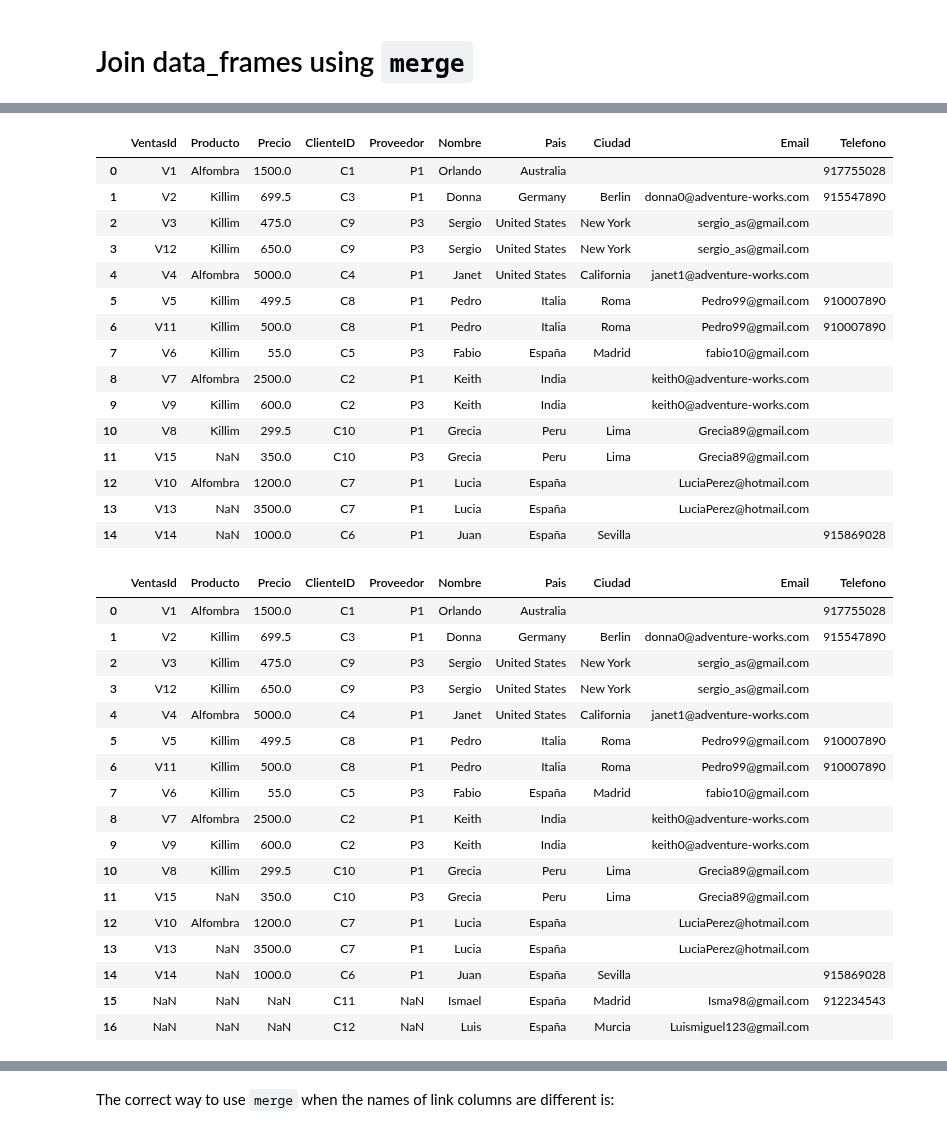
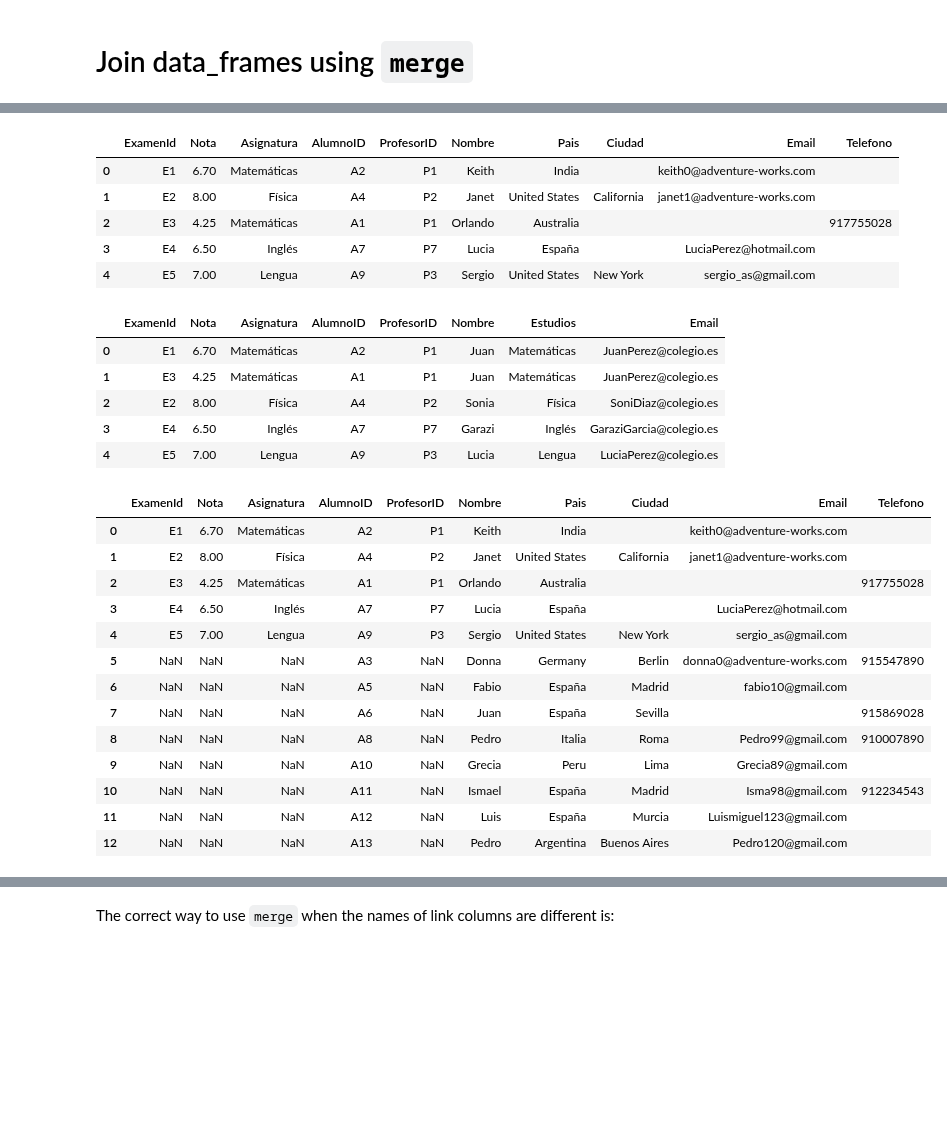
Before and after one commit to FabioScielzoOrtiz/Estadistica4all.github.io, a Jupyter notebook: Notebooks/Pandas (python)/Pandas.ipynb, the cells around one changed output, grey strips where cells are left out. Cells and saved outputs as stored; diff of their text form; code cells hidden in the pictures; blank space fills up the shorter version.

```diff
--- a/Notebooks/Pandas (python)/Pandas.ipynb
+++ b/Notebooks/Pandas (python)/Pandas.ipynb
@@ -76,0 +54,9 @@ Proveedores
+# %%
+ExamenId = pd.Series(['E1', 'E2', 'E3', 'E4', 'E5'])
+Nota = pd.Series([6.7, 8, 4.25, 6.5, 7])
+Asignatura = pd.Series(['Matemáticas', 'Física', 'Matemáticas', 'Inglés', 'Lengua'])
+AlumnoID = pd.Series(['A2','A4','A1','A7', 'A9'])
+ProfesorID = pd.Series(['P1', 'P2', 'P1', 'P7', 'P3'])
+# %%
+Examenes = pd.DataFrame({'ExamenId': ExamenId, 'Nota': Nota, 'Asignatura':Asignatura ,
+                         'AlumnoID':AlumnoID, 'ProfesorID':ProfesorID})
@@ -859,40 +798,35 @@ Clientes
 # %%
-pd.merge(Ventas, Clientes, on='ClienteID', how='inner')  # equivalent to inner join
+pd.merge(Examenes, Alumnos, on='AlumnoID', how='inner')  # equivalent to inner join
 # %% [output]
-|  | VentasId | Producto | Precio | ClienteID | Proveedor | Nombre | Pais | Ciudad | Email | Telefono |
-| 0 | V1 | Alfombra | 1500.0 | C1 | P1 | Orlando | Australia |  |  | 917755028 |
-| 1 | V2 | Killim | 699.5 | C3 | P1 | Donna | Germany | Berlin | donna0@adventure-works.com | 915547890 |
-| 2 | V3 | Killim | 475.0 | C9 | P3 | Sergio | United States | New York | sergio_as@gmail.com |  |
-| 3 | V12 | Killim | 650.0 | C9 | P3 | Sergio | United States | New York | sergio_as@gmail.com |  |
-| 4 | V4 | Alfombra | 5000.0 | C4 | P1 | Janet | United States | California | janet1@adventure-works.com |  |
-| 5 | V5 | Killim | 499.5 | C8 | P1 | Pedro | Italia | Roma | Pedro99@gmail.com | 910007890 |
-| 6 | V11 | Killim | 500.0 | C8 | P1 | Pedro | Italia | Roma | Pedro99@gmail.com | 910007890 |
-| 7 | V6 | Killim | 55.0 | C5 | P3 | Fabio | España | Madrid | fabio10@gmail.com |  |
-| 8 | V7 | Alfombra | 2500.0 | C2 | P1 | Keith | India |  | keith0@adventure-works.com |  |
-| 9 | V9 | Killim | 600.0 | C2 | P3 | Keith | India |  | keith0@adventure-works.com |  |
-| 10 | V8 | Killim | 299.5 | C10 | P1 | Grecia | Peru | Lima | Grecia89@gmail.com |  |
-| 11 | V15 | NaN | 350.0 | C10 | P3 | Grecia | Peru | Lima | Grecia89@gmail.com |  |
-| 12 | V10 | Alfombra | 1200.0 | C7 | P1 | Lucia | España |  | LuciaPerez@hotmail.com |  |
-| 13 | V13 | NaN | 3500.0 | C7 | P1 | Lucia | España |  | LuciaPerez@hotmail.com |  |
-| 14 | V14 | NaN | 1000.0 | C6 | P1 | Juan | España | Sevilla |  | 915869028 |
+|  | ExamenId | Nota | Asignatura | AlumnoID | ProfesorID | Nombre | Pais | Ciudad | Email | Telefono |
+| 0 | E1 | 6.70 | Matemáticas | A2 | P1 | Keith | India |  | keith0@adventure-works.com |  |
+| 1 | E2 | 8.00 | Física | A4 | P2 | Janet | United States | California | janet1@adventure-works.com |  |
+| 2 | E3 | 4.25 | Matemáticas | A1 | P1 | Orlando | Australia |  |  | 917755028 |
+| 3 | E4 | 6.50 | Inglés | A7 | P7 | Lucia | España |  | LuciaPerez@hotmail.com |  |
+| 4 | E5 | 7.00 | Lengua | A9 | P3 | Sergio | United States | New York | sergio_as@gmail.com |  |
+# %%
+pd.merge(Examenes, Profesores, on='ProfesorID', how='inner')  # equivalent to inner join
+# %% [output]
+|  | ExamenId | Nota | Asignatura | AlumnoID | ProfesorID | Nombre | Estudios | Email |
+| 0 | E1 | 6.70 | Matemáticas | A2 | P1 | Juan | Matemáticas | JuanPerez@colegio.es |
+| 1 | E3 | 4.25 | Matemáticas | A1 | P1 | Juan | Matemáticas | JuanPerez@colegio.es |
+| 2 | E2 | 8.00 | Física | A4 | P2 | Sonia | Física | SoniDiaz@colegio.es |
+| 3 | E4 | 6.50 | Inglés | A7 | P7 | Garazi | Inglés | GaraziGarcia@colegio.es |
+| 4 | E5 | 7.00 | Lengua | A9 | P3 | Lucia | Lengua | LuciaPerez@colegio.es |
 # %%
-pd.merge(Ventas, Clientes, on='ClienteID', how='outer')  # equivalent to outer join
+pd.merge(Examenes, Alumnos, on='AlumnoID', how='outer')  # equivalent to outer join
 # %% [output]
-|  | VentasId | Producto | Precio | ClienteID | Proveedor | Nombre | Pais | Ciudad | Email | Telefono |
-| 0 | V1 | Alfombra | 1500.0 | C1 | P1 | Orlando | Australia |  |  | 917755028 |
-| 1 | V2 | Killim | 699.5 | C3 | P1 | Donna | Germany | Berlin | donna0@adventure-works.com | 915547890 |
-| 2 | V3 | Killim | 475.0 | C9 | P3 | Sergio | United States | New York | sergio_as@gmail.com |  |
-| 3 | V12 | Killim | 650.0 | C9 | P3 | Sergio | United States | New York | sergio_as@gmail.com |  |
-| 4 | V4 | Alfombra | 5000.0 | C4 | P1 | Janet | United States | California | janet1@adventure-works.com |  |
-| 5 | V5 | Killim | 499.5 | C8 | P1 | Pedro | Italia | Roma | Pedro99@gmail.com | 910007890 |
-| 6 | V11 | Killim | 500.0 | C8 | P1 | Pedro | Italia | Roma | Pedro99@gmail.com | 910007890 |
-| 7 | V6 | Killim | 55.0 | C5 | P3 | Fabio | España | Madrid | fabio10@gmail.com |  |
-| 8 | V7 | Alfombra | 2500.0 | C2 | P1 | Keith | India |  | keith0@adventure-works.com |  |
-| 9 | V9 | Killim | 600.0 | C2 | P3 | Keith | India |  | keith0@adventure-works.com |  |
-| 10 | V8 | Killim | 299.5 | C10 | P1 | Grecia | Peru | Lima | Grecia89@gmail.com |  |
-| 11 | V15 | NaN | 350.0 | C10 | P3 | Grecia | Peru | Lima | Grecia89@gmail.com |  |
-| 12 | V10 | Alfombra | 1200.0 | C7 | P1 | Lucia | España |  | LuciaPerez@hotmail.com |  |
-| 13 | V13 | NaN | 3500.0 | C7 | P1 | Lucia | España |  | LuciaPerez@hotmail.com |  |
-| 14 | V14 | NaN | 1000.0 | C6 | P1 | Juan | España | Sevilla |  | 915869028 |
-| 15 | NaN | NaN | NaN | C11 | NaN | Ismael | España | Madrid | Isma98@gmail.com | 912234543 |
-| 16 | NaN | NaN | NaN | C12 | NaN | Luis | España | Murcia | Luismiguel123@gmail.com |  |
+|  | ExamenId | Nota | Asignatura | AlumnoID | ProfesorID | Nombre | Pais | Ciudad | Email | Telefono |
+| 0 | E1 | 6.70 | Matemáticas | A2 | P1 | Keith | India |  | keith0@adventure-works.com |  |
+| 1 | E2 | 8.00 | Física | A4 | P2 | Janet | United States | California | janet1@adventure-works.com |  |
+| 2 | E3 | 4.25 | Matemáticas | A1 | P1 | Orlando | Australia |  |  | 917755028 |
+| 3 | E4 | 6.50 | Inglés | A7 | P7 | Lucia | España |  | LuciaPerez@hotmail.com |  |
+| 4 | E5 | 7.00 | Lengua | A9 | P3 | Sergio | United States | New York | sergio_as@gmail.com |  |
+| 5 | NaN | NaN | NaN | A3 | NaN | Donna | Germany | Berlin | donna0@adventure-works.com | 915547890 |
+| 6 | NaN | NaN | NaN | A5 | NaN | Fabio | España | Madrid | fabio10@gmail.com |  |
+| 7 | NaN | NaN | NaN | A6 | NaN | Juan | España | Sevilla |  | 915869028 |
+| 8 | NaN | NaN | NaN | A8 | NaN | Pedro | Italia | Roma | Pedro99@gmail.com | 910007890 |
+| 9 | NaN | NaN | NaN | A10 | NaN | Grecia | Peru | Lima | Grecia89@gmail.com |  |
+| 10 | NaN | NaN | NaN | A11 | NaN | Ismael | España | Madrid | Isma98@gmail.com | 912234543 |
+| 11 | NaN | NaN | NaN | A12 | NaN | Luis | España | Murcia | Luismiguel123@gmail.com |  |
+| 12 | NaN | NaN | NaN | A13 | NaN | Pedro | Argentina | Buenos Aires | Pedro120@gmail.com |  |
```
Also changed, not shown: parts of 28 cells of this notebook, 3 other files.
